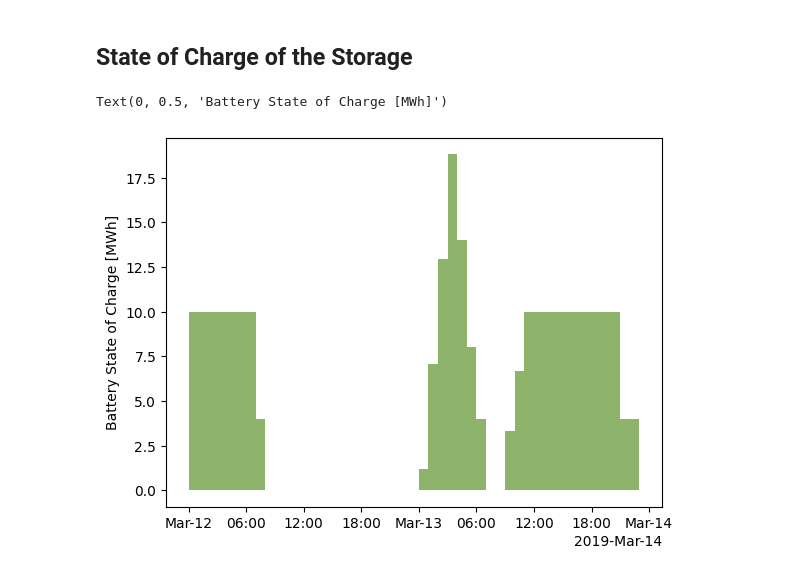
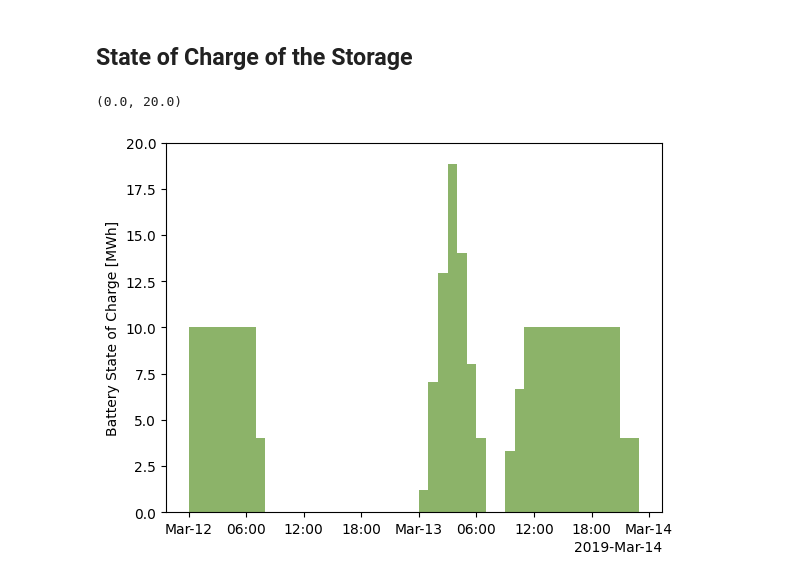
Before and after one commit to PPGS-Tools/PyPSA-stochUC, a Jupyter notebook: example.ipynb, the cells around one changed output. Cells and saved outputs as stored; diff of their text form; code cells hidden in the pictures.

```diff
--- a/example.ipynb
+++ b/example.ipynb
@@ -207,10 +219,13 @@ Text(0, 0.5, 'Day-Ahead Price [EUR/MWh]')
 # %%
 soc = n.storage_units_t.state_of_charge["bat"]
 fig, ax = plt.subplots()
 ax.fill_between(snapshots, soc, step="post")
 ax.xaxis.set_major_locator(AutoDateLocator())
 ax.xaxis.set_major_formatter(ConciseDateFormatter(AutoDateLocator()))
 ax.set_ylabel("Battery State of Charge [MWh]")
+# Set y-axis limits from empty to full soc
+max_soc = n.storage_units.at["bat", "p_nom"]
+ax.set_ylim(0, max_soc)
 # %% [output]
-Text(0, 0.5, 'Battery State of Charge [MWh]')
+(0.0, 20.0)
-[figure, old version]
+[figure, new version]
```
Also changed, not shown: parts of 6 cells of this notebook, 1 other file.
